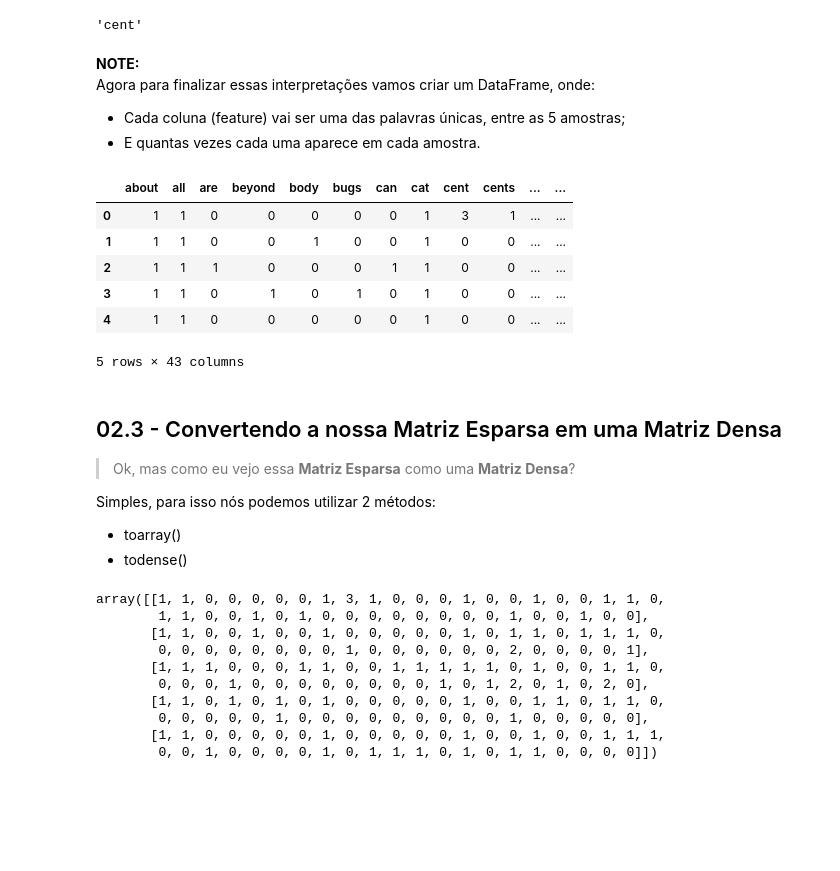
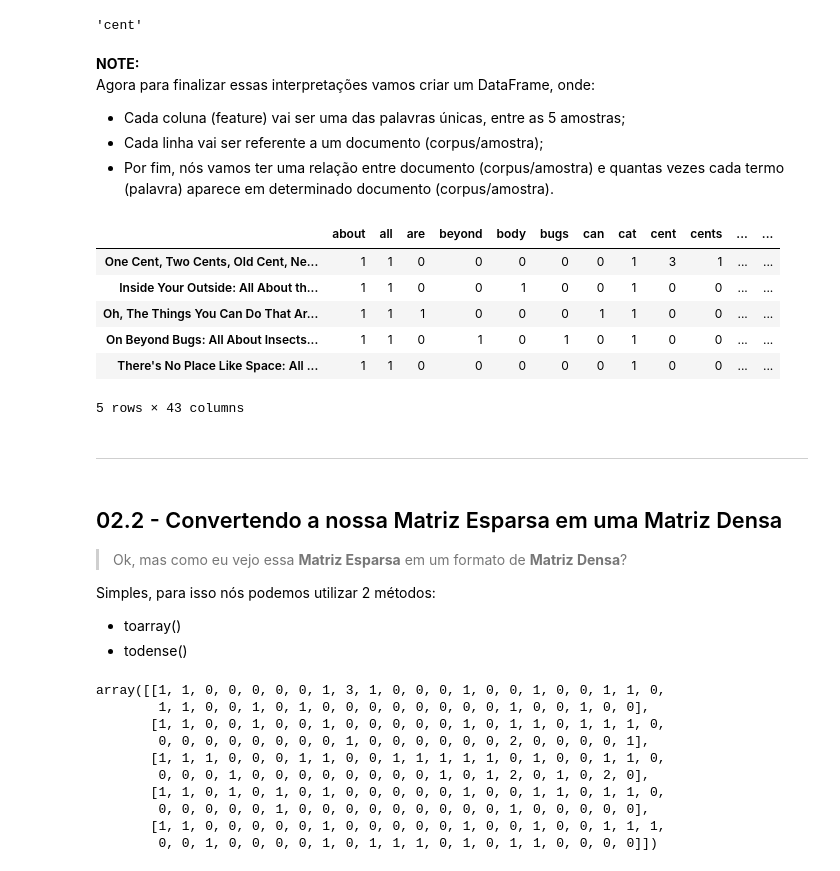
Before and after one commit to rodrigols89/studies, a Jupyter notebook: modules/ai-codes/modules/feature-engineering/extracting-features-from-text/countvectorizer.ipynb, the cells around one changed output. Cells and saved outputs as stored; diff of their text form; code cells hidden in the pictures; blank space fills up the shorter version.

```diff
--- a/modules/ai-codes/modules/feature-engineering/extracting-features-from-text/countvectorizer.ipynb
+++ b/modules/ai-codes/modules/feature-engineering/extracting-features-from-text/countvectorizer.ipynb
@@ -71,7 +36,7 @@ import pandas as pd
 
 pd.options.display.max_colwidth = 200
 
-cat_in_the_hat_docs = [
+docs_samples = [
   "One Cent, Two Cents, Old Cent, New Cent: All About Money (Cat in the Hat's Learning Library)",
   "Inside Your Outside: All About the Human Body (Cat in the Hat's Learning Library)",
   "Oh, The Things You Can Do That Are Good for You: All About Staying Healthy (Cat in the Hat's Learning Library)",
@@ -79,7 +44,7 @@ cat_in_the_hat_docs = [
   "There's No Place Like Space: All About Our Solar System (Cat in the Hat's Learning Library)"
 ]
 
-df = pd.DataFrame(cat_in_the_hat_docs, columns=["Text"])
+df = pd.DataFrame(docs_samples, columns=["Text"])
 
 vectorizer = CountVectorizer() # Instance.
 df_vectorized = vectorizer.fit_transform(df['Text'])
@@ -175,21 +140,28 @@ feature_names[8]
 **NOTE:**
 Agora para finalizar essas interpretações vamos criar um DataFrame, onde:
  - Cada coluna (feature) vai ser uma das palavras únicas, entre as 5 amostras;
- - E quantas vezes cada uma aparece em cada amostra.
+ - Cada linha vai ser referente a um documento (corpus/amostra);
+ - Por fim, nós vamos ter uma relação entre documento (corpus/amostra) e quantas vezes cada termo (palavra) aparece em determinado documento (corpus/amostra).
 # %%
-df_processed = pd.DataFrame(df_vectorized.todense(), columns=feature_names)
+df_processed = pd.DataFrame(
+  df_vectorized.todense(),
+  index=docs_samples,
+  columns=feature_names
+)
 df_processed.head()
 # %% [output]
 |  | about | all | are | beyond | body | bugs | can | cat | cent | cents | ... | ... |
-| 0 | 1 | 1 | 0 | 0 | 0 | 0 | 0 | 1 | 3 | 1 | ... | ... |
-| 1 | 1 | 1 | 0 | 0 | 1 | 0 | 0 | 1 | 0 | 0 | ... | ... |
-| 2 | 1 | 1 | 1 | 0 | 0 | 0 | 1 | 1 | 0 | 0 | ... | ... |
-| 3 | 1 | 1 | 0 | 1 | 0 | 1 | 0 | 1 | 0 | 0 | ... | ... |
-| 4 | 1 | 1 | 0 | 0 | 0 | 0 | 0 | 1 | 0 | 0 | ... | ... |
+| One Cent, Two Cents, Old Cent, Ne... | 1 | 1 | 0 | 0 | 0 | 0 | 0 | 1 | 3 | 1 | ... | ... |
+| Inside Your Outside: All About th... | 1 | 1 | 0 | 0 | 1 | 0 | 0 | 1 | 0 | 0 | ... | ... |
+| Oh, The Things You Can Do That Ar... | 1 | 1 | 1 | 0 | 0 | 0 | 1 | 1 | 0 | 0 | ... | ... |
+| On Beyond Bugs: All About Insects... | 1 | 1 | 0 | 1 | 0 | 1 | 0 | 1 | 0 | 0 | ... | ... |
+| There's No Place Like Space: All ... | 1 | 1 | 0 | 0 | 0 | 0 | 0 | 1 | 0 | 0 | ... | ... |
 5 rows × 43 columns
+# %% [markdown]
+---
 # %% [markdown]
-## 02.3 - Convertendo a nossa Matriz Esparsa em uma Matriz Densa
-> Ok, mas como eu vejo essa **Matriz Esparsa** como uma **Matriz Densa**?
+## 02.2 - Convertendo a nossa Matriz Esparsa em uma Matriz Densa
+> Ok, mas como eu vejo essa **Matriz Esparsa** em um formato de **Matriz Densa**?
 
 Simples, para isso nós podemos utilizar 2 métodos:
  - toarray()
```
Also changed, not shown: parts of 38 cells of this notebook, 13 other files.
